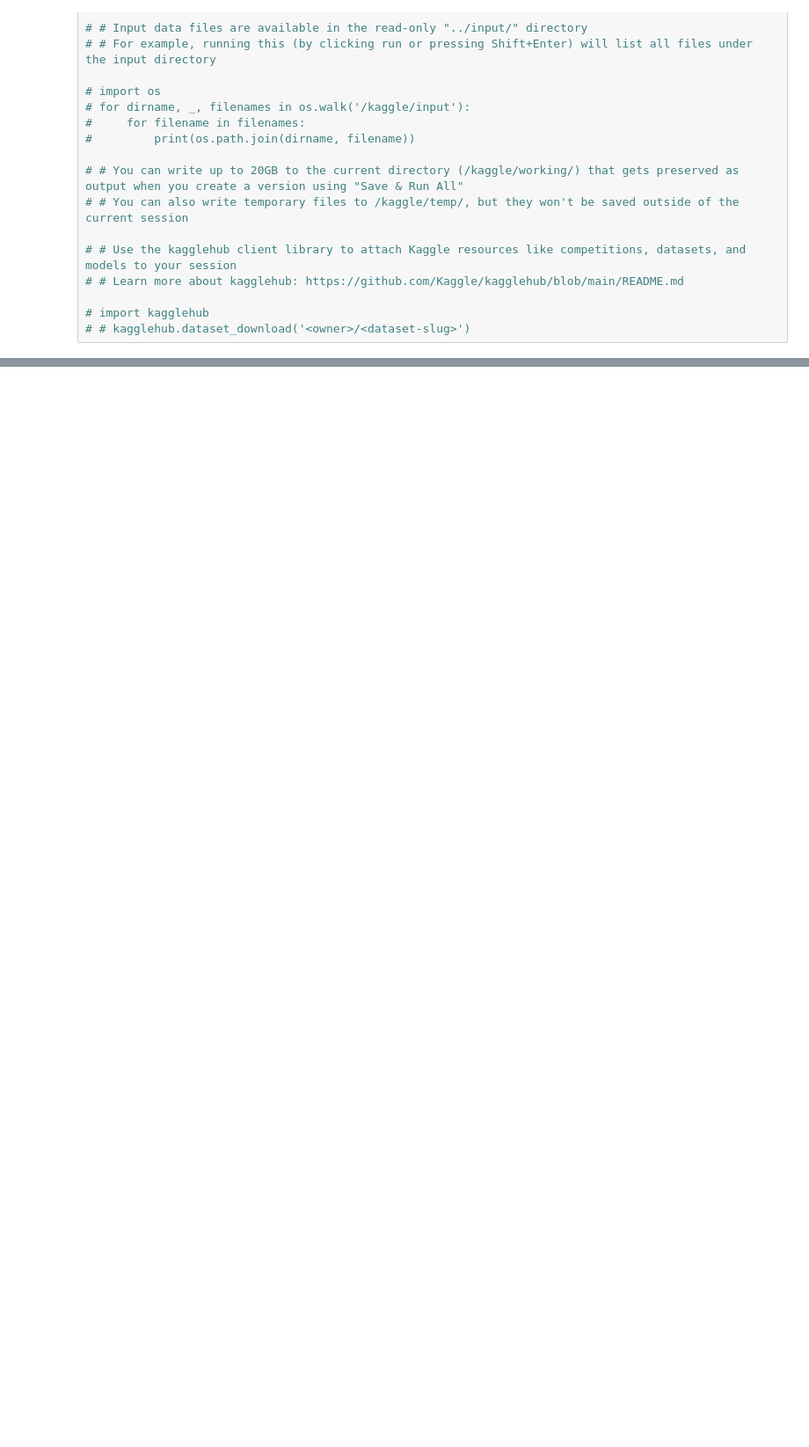
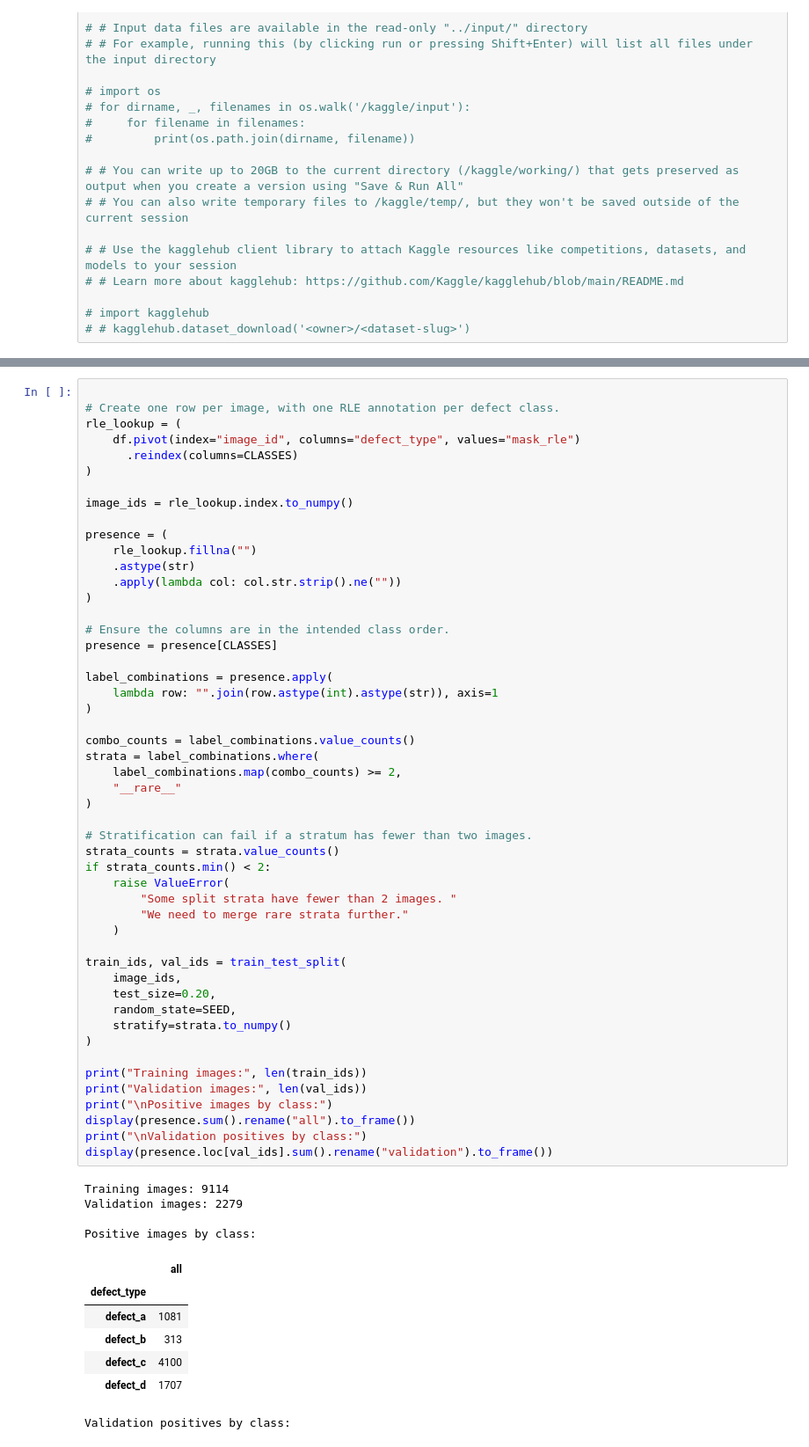
Before and after one commit to harshvardhanwattamwar/dl-genai-project-26-t3, a Jupyter notebook: notebooks/milestone-1.ipynb, the cells around one changed output, grey strips where cells are left out. Shown at 88% size. Cells and saved outputs as stored; diff of their text form; blank space fills up the shorter version.

```diff
--- a/notebooks/milestone-1.ipynb
+++ b/notebooks/milestone-1.ipynb
@@ -96,0 +753,62 @@ clean: 38371
+# %%
+
+# Create one row per image, with one RLE annotation per defect class.
+rle_lookup = (
+    df.pivot(index="image_id", columns="defect_type", values="mask_rle")
+      .reindex(columns=CLASSES)
+)
+
+image_ids = rle_lookup.index.to_numpy()
+
+presence = (
+    rle_lookup.fillna("")
+    .astype(str)
+    .apply(lambda col: col.str.strip().ne(""))
+)
+
+# Ensure the columns are in the intended class order.
+presence = presence[CLASSES]
+
+label_combinations = presence.apply(
+    lambda row: "".join(row.astype(int).astype(str)), axis=1
+)
+
+combo_counts = label_combinations.value_counts()
+strata = label_combinations.where(
+    label_combinations.map(combo_counts) >= 2,
+    "__rare__"
+)
+
+# Stratification can fail if a stratum has fewer than two images.
+strata_counts = strata.value_counts()
+if strata_counts.min() < 2:
+    raise ValueError(
+        "Some split strata have fewer than 2 images. "
+        "We need to merge rare strata further."
+    )
+
+train_ids, val_ids = train_test_split(
+    image_ids,
+    test_size=0.20,
+    random_state=SEED,
+    stratify=strata.to_numpy()
+)
+
+print("Training images:", len(train_ids))
+print("Validation images:", len(val_ids))
+print("\nPositive images by class:")
+display(presence.sum().rename("all").to_frame())
+print("\nValidation positives by class:")
+display(presence.loc[val_ids].sum().rename("validation").to_frame())
+# %% [output]
+Training images: 9114
+Validation images: 2279
+
+Positive images by class:
+|  | all |
+| defect_type |  |
+| defect_a | 1081 |
+| defect_b | 313 |
+| defect_c | 4100 |
+| defect_d | 1707 |
+Validation positives by class:
```
Also changed, not shown: parts of 34 cells of this notebook.
